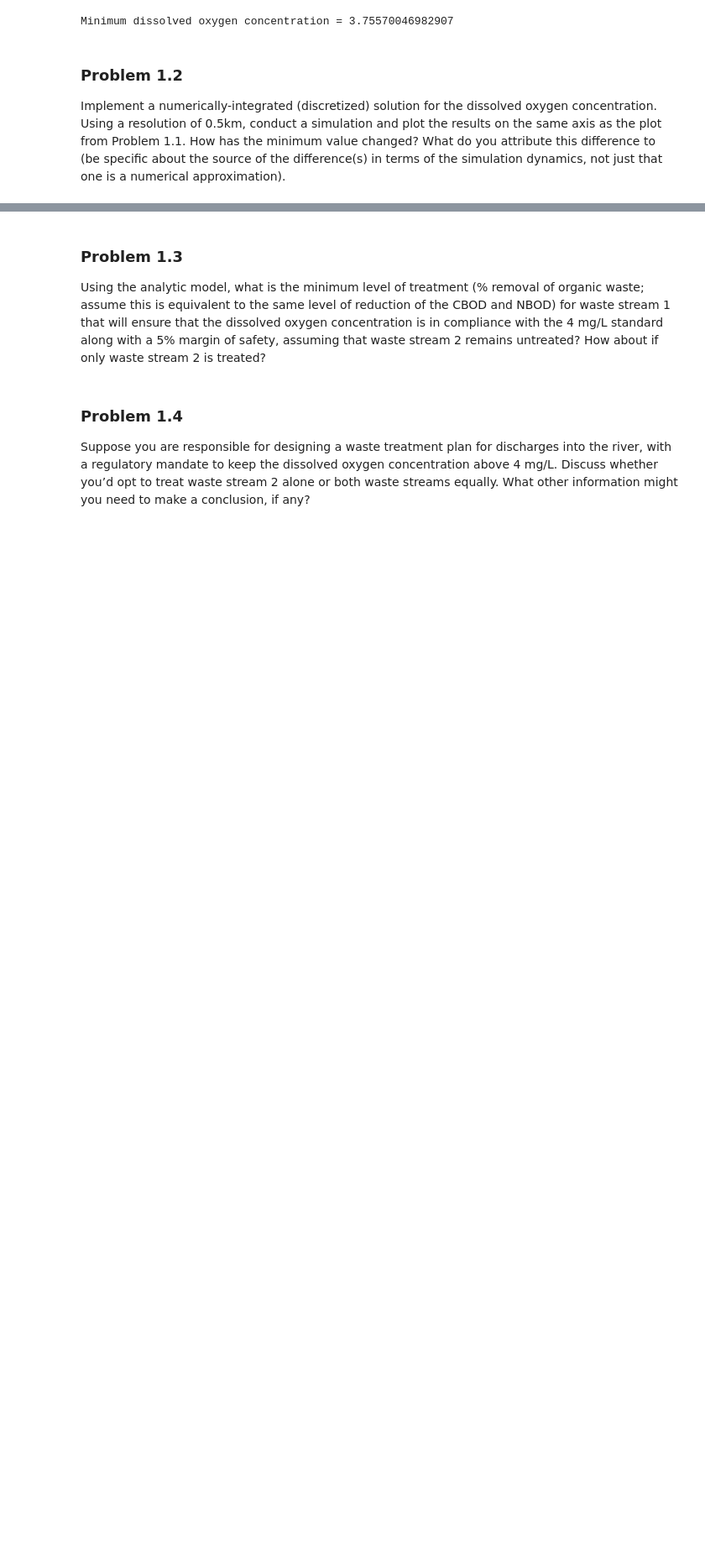
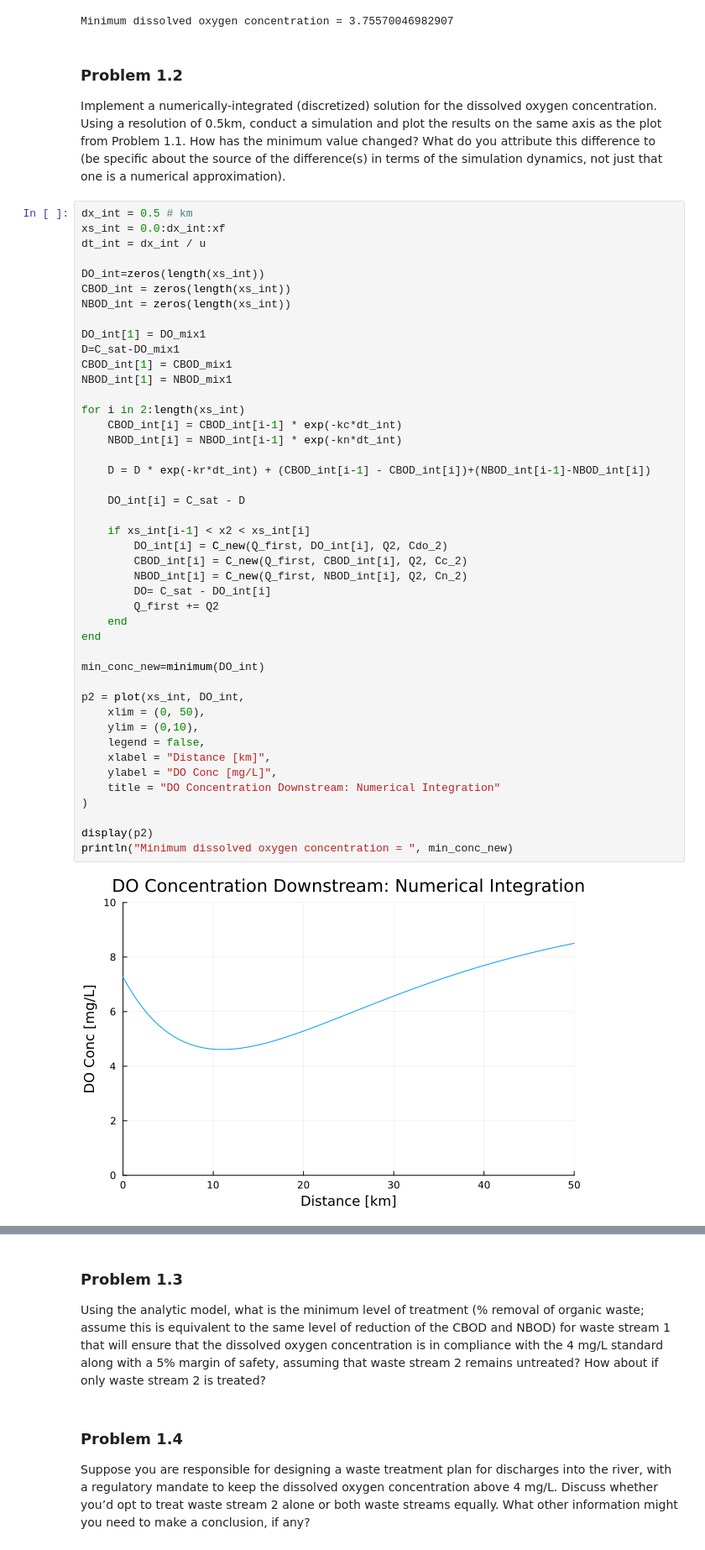
Before and after one commit to BEE4750-FA25/hw3-claire, a Jupyter notebook: hw03.ipynb, the cells around one changed output, grey strips where cells are left out. Shown at 84% size. Drawn from its saved outputs; the diff is of its cells as text; blank space fills up the shorter version.

Commit message:
1.2 plot

```diff
--- a/hw03.ipynb
+++ b/hw03.ipynb
@@ -159,3 +159,49 @@ Problem 1.1. How has the minimum value changed? What do you attribute
 this difference to (be specific about the source of the difference(s) in
 terms of the simulation dynamics, not just that one is a numerical
 approximation).
+# %%
+dx_int = 0.5 # km
+xs_int = 0.0:dx_int:xf
+dt_int = dx_int / u
+
+DO_int=zeros(length(xs_int))
+CBOD_int = zeros(length(xs_int))
+NBOD_int = zeros(length(xs_int))
+
+DO_int[1] = DO_mix1
+D=C_sat-DO_mix1
+CBOD_int[1] = CBOD_mix1
+NBOD_int[1] = NBOD_mix1
+
+for i in 2:length(xs_int)
+    CBOD_int[i] = CBOD_int[i-1] * exp(-kc*dt_int)
+    NBOD_int[i] = NBOD_int[i-1] * exp(-kn*dt_int)
+
+    D = D * exp(-kr*dt_int) + (CBOD_int[i-1] - CBOD_int[i])+(NBOD_int[i-1]-NBOD_int[i])
+
+    DO_int[i] = C_sat - D
+
+    if xs_int[i-1] < x2 < xs_int[i]
+        DO_int[i] = C_new(Q_first, DO_int[i], Q2, Cdo_2)
+        CBOD_int[i] = C_new(Q_first, CBOD_int[i], Q2, Cc_2)
+        NBOD_int[i] = C_new(Q_first, NBOD_int[i], Q2, Cn_2)
+        DO= C_sat - DO_int[i]
+        Q_first += Q2
+    end
+end
+
+min_conc_new=minimum(DO_int)
+
+p2 = plot(xs_int, DO_int,
+    xlim = (0, 50),
+    ylim = (0,10),
+    legend = false,
+    xlabel = "Distance [km]",
+    ylabel = "DO Conc [mg/L]",
+    title = "DO Concentration Downstream: Numerical Integration"
+)
+
+display(p2)
+println("Minimum dissolved oxygen concentration = ", min_conc_new)
+# %% [output]
+[figure, added]
```
Also changed, not shown: parts of 1 cell of this notebook.
